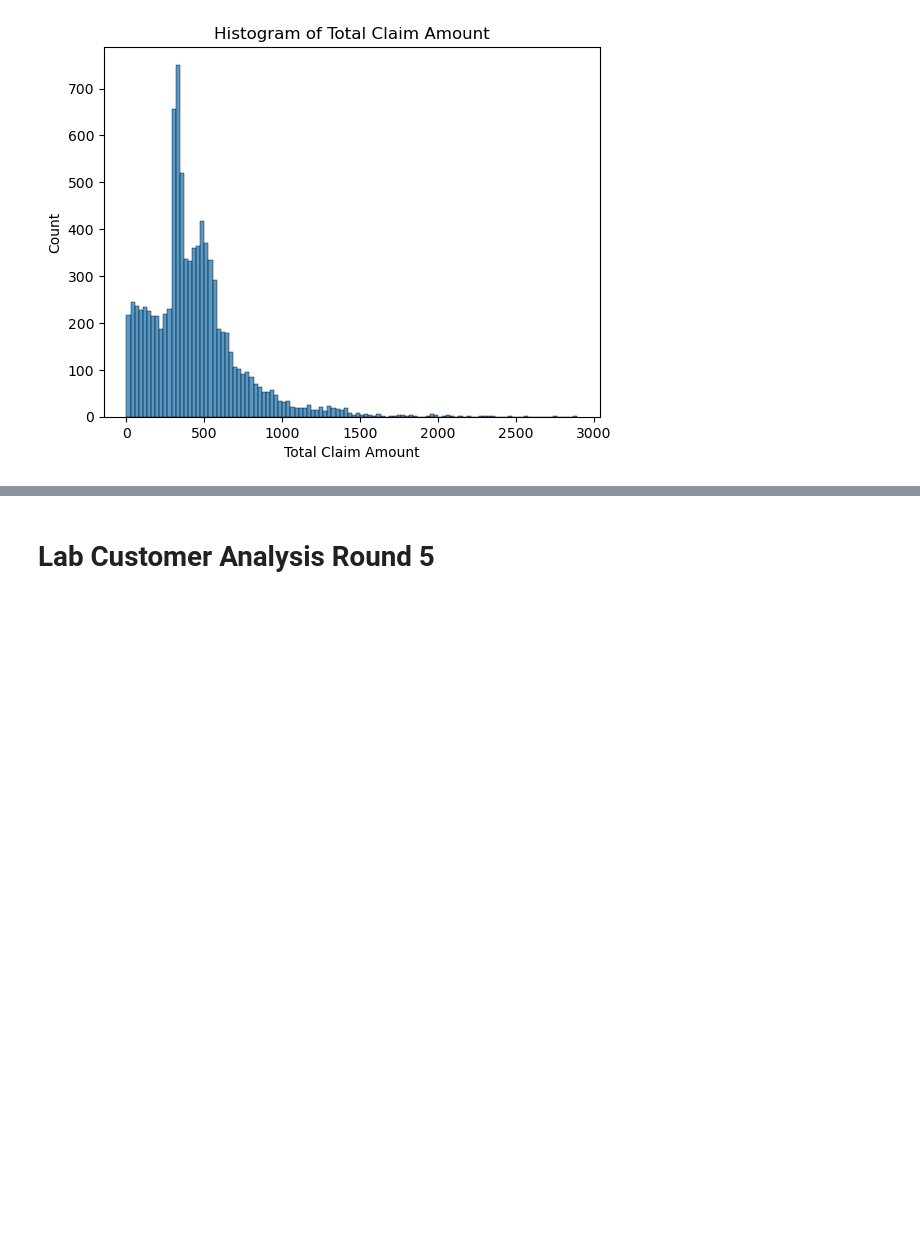
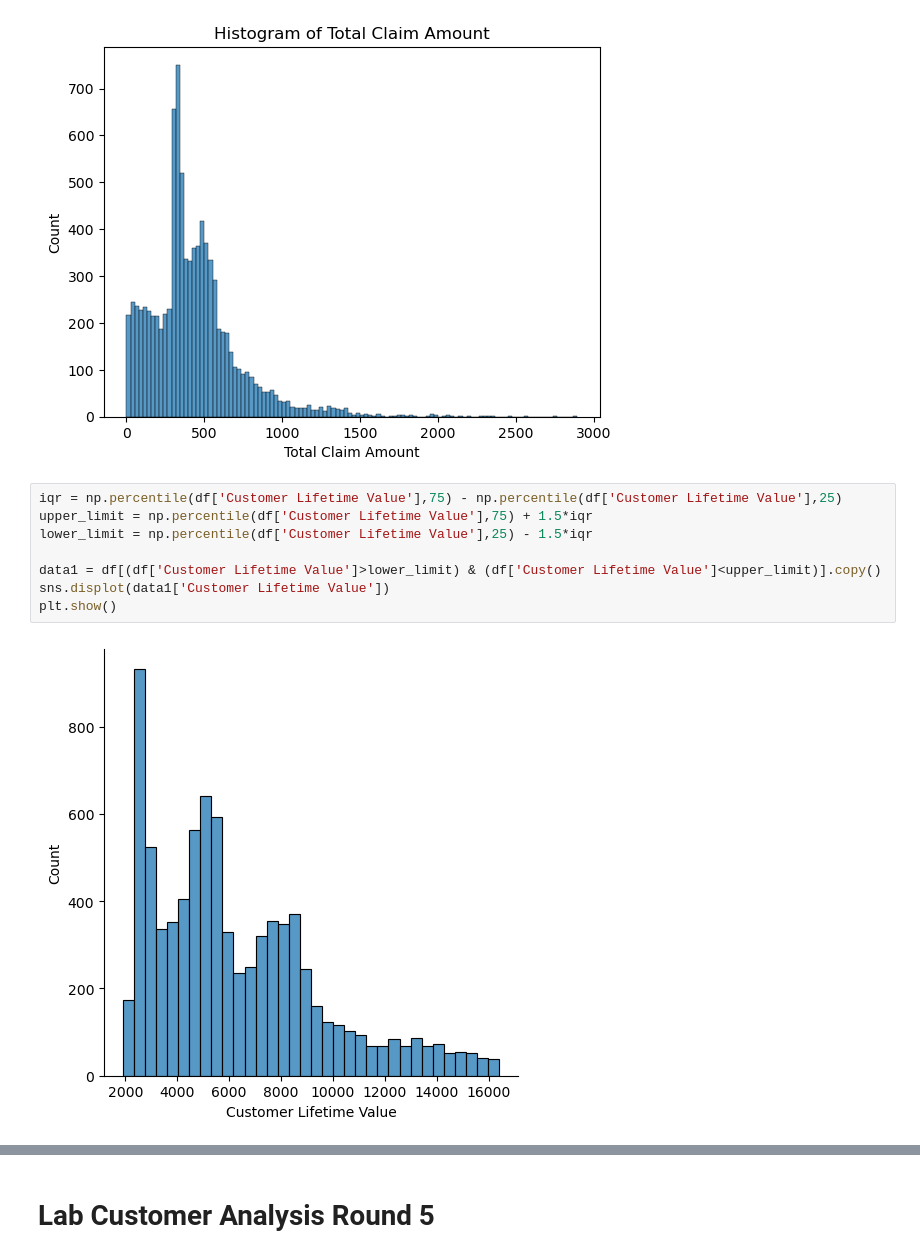
Before and after one commit to HeloisaBal/lab-customer-analysis-round-4, a Jupyter notebook: lab-customer-analysis-round-4,5,6 and 7.ipynb, the cells around one changed output, grey strips where cells are left out. Cells and saved outputs as stored; diff of their text form; blank space fills up the shorter version.

```diff
--- a/lab-customer-analysis-round-4,5,6 and 7.ipynb
+++ b/lab-customer-analysis-round-4,5,6 and 7.ipynb
@@ -144,3 +144,13 @@ for column in columns_to_plot:
 [figure]
 [figure]
 [figure]
+# %%
+iqr = np.percentile(df['Customer Lifetime Value'],75) - np.percentile(df['Customer Lifetime Value'],25)
+upper_limit = np.percentile(df['Customer Lifetime Value'],75) + 1.5*iqr
+lower_limit = np.percentile(df['Customer Lifetime Value'],25) - 1.5*iqr
+
+data1 = df[(df['Customer Lifetime Value']>lower_limit) & (df['Customer Lifetime Value']<upper_limit)].copy()
+sns.displot(data1['Customer Lifetime Value'])
+plt.show()
+# %% [output]
+[figure, added]
```
Also changed, not shown: parts of 10 cells of this notebook.
